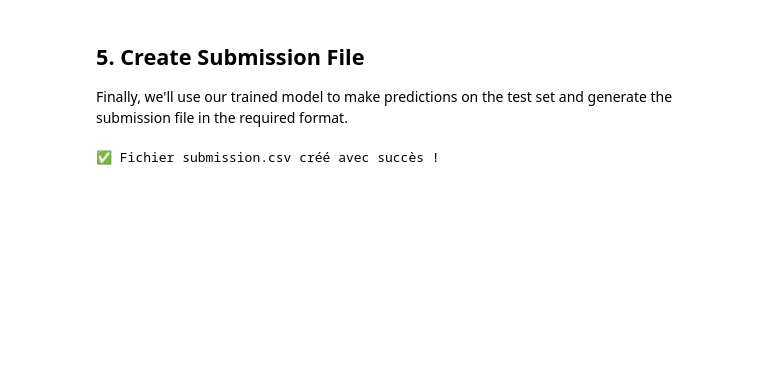
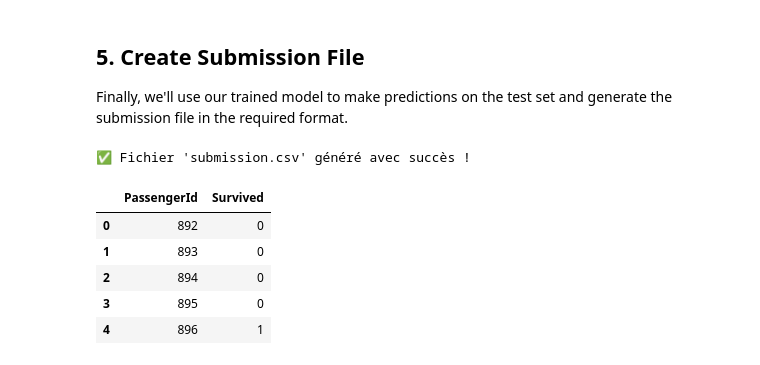
Before and after one commit to Jowiip/Hackaton_ML_Les_Petits_Herisson, a Jupyter notebook: titanic_analysis_jade.ipynb, the cells around one changed output. Saved outputs shown, nothing was run; the diff lists cells and outputs as text; code cells hidden in the pictures; blank space fills up the shorter version.

```diff
--- a/titanic_analysis_jade.ipynb
+++ b/titanic_analysis_jade.ipynb
@@ -212,21 +242,26 @@ Finally, we'll use our trained model to make predictions on the test set and gen
 # %%
 # Your submission generation code here.
 # - Process the test_df in the same way as train_df
 # - model.predict(X_test)
 # - Create a submission DataFrame and save to 'submission.csv'
 
-# Génération de la prédiction pour le test set
-X_test = test_encoded  # même structure que X pendant l'entraînement
-
+X_test = test_encoded  # pas test_df !
 predictions = model.predict(X_test)
 
-# Création du fichier de soumission
 submission = pd.DataFrame({
-    'PassengerId': test_df['PassengerId'],
+    'PassengerId': test_df['PassengerId'],  # on garde les ID d’origine
     'Survived': predictions
 })
 
+submission['Survived'] = submission['Survived'].astype(int)
 submission.to_csv('submission.csv', index=False)
-print("✅ Fichier submission.csv créé avec succès !")
+print("✅ Fichier 'submission.csv' généré avec succès !")
+submission.head()
 # %% [output]
-✅ Fichier submission.csv créé avec succès !
+✅ Fichier 'submission.csv' généré avec succès !
+|  | PassengerId | Survived |
+| 0 | 892 | 0 |
+| 1 | 893 | 0 |
+| 2 | 894 | 0 |
+| 3 | 895 | 0 |
+| 4 | 896 | 1 |
```
Also changed, not shown: parts of 2 cells of this notebook, 1 other file.
